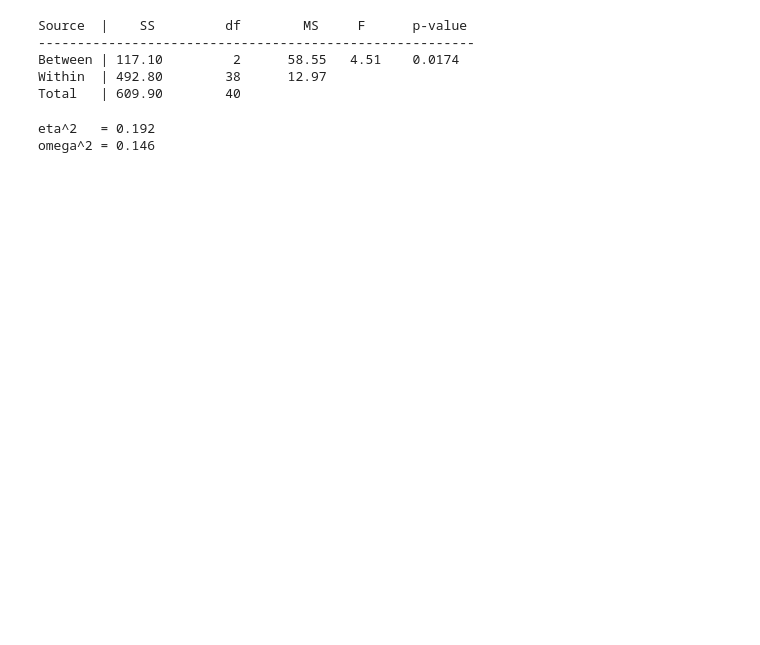
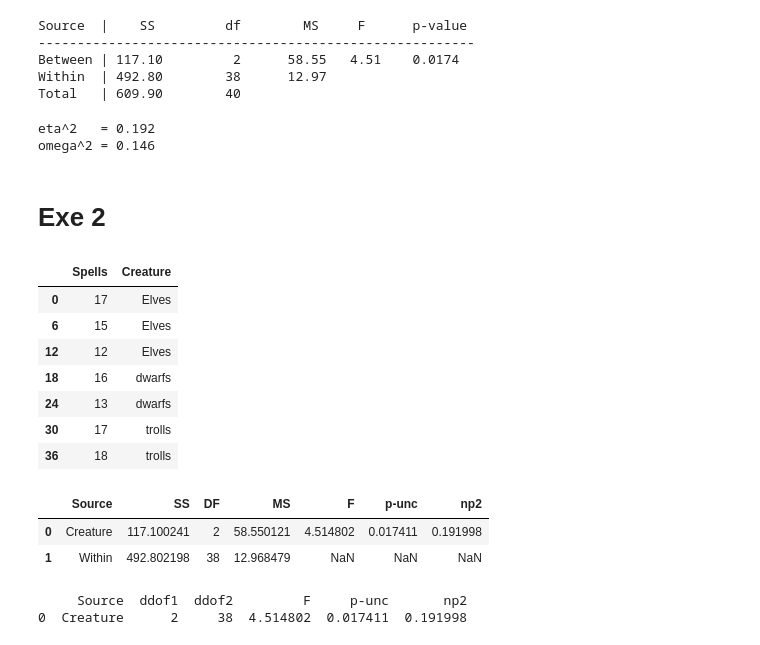
Before and after one commit to akankshazc/modern_statistics_book, a Jupyter notebook: chapter_14_anova_exe.ipynb, the cells around one changed output. Drawn from its saved outputs; the diff is of its cells as text; code cells hidden in the pictures; blank space fills up the shorter version.

```diff
--- a/chapter_14_anova_exe.ipynb
+++ b/chapter_14_anova_exe.ipynb
@@ -128,3 +128,42 @@ print(f'omega^2 = {omega2:.3f}')
 # %% [output]
 eta^2   = 0.192
 omega^2 = 0.146
+# %% [markdown]
+# Exe 2
+# %%
+# Combine the data into one numpy array
+data = np.concatenate([elves,dwarfs,trolls])
+
+# Create group labels
+group_labels = ['Elves']*Nelves + ['dwarfs']*Ndwarfs + ['trolls']*Ntrolls
+
+# Create a DataFrame from the data
+df = pd.DataFrame({'Spells':data, 'Creature':group_labels})
+
+# print the dataframe
+df[::6]
+# %% [output]
+|  | Spells | Creature |
+| 0 | 17 | Elves |
+| 6 | 15 | Elves |
+| 12 | 12 | Elves |
+| 18 | 16 | dwarfs |
+| 24 | 13 | dwarfs |
+| 30 | 17 | trolls |
+| 36 | 18 | trolls |
+# %%
+# one-way ANOVA
+result = pg.anova(data=df, detailed=True,
+                  dv='Spells', between='Creature')
+result
+# %% [output]
+|  | Source | SS | DF | MS | F | p-unc | np2 |
+| 0 | Creature | 117.100241 | 2 | 58.550121 | 4.514802 | 0.017411 | 0.191998 |
+| 1 | Within | 492.802198 | 38 | 12.968479 | NaN | NaN | NaN |
+# %%
+# Compare with detailed=False
+result = pg.anova(data=df, dv='Spells', between='Creature', detailed=False)
+print(result)
+# %% [output]
+     Source  ddof1  ddof2         F     p-unc       np2
+0  Creature      2     38  4.514802  0.017411  0.191998
```
Also changed, not shown: parts of 1 cell of this notebook.
